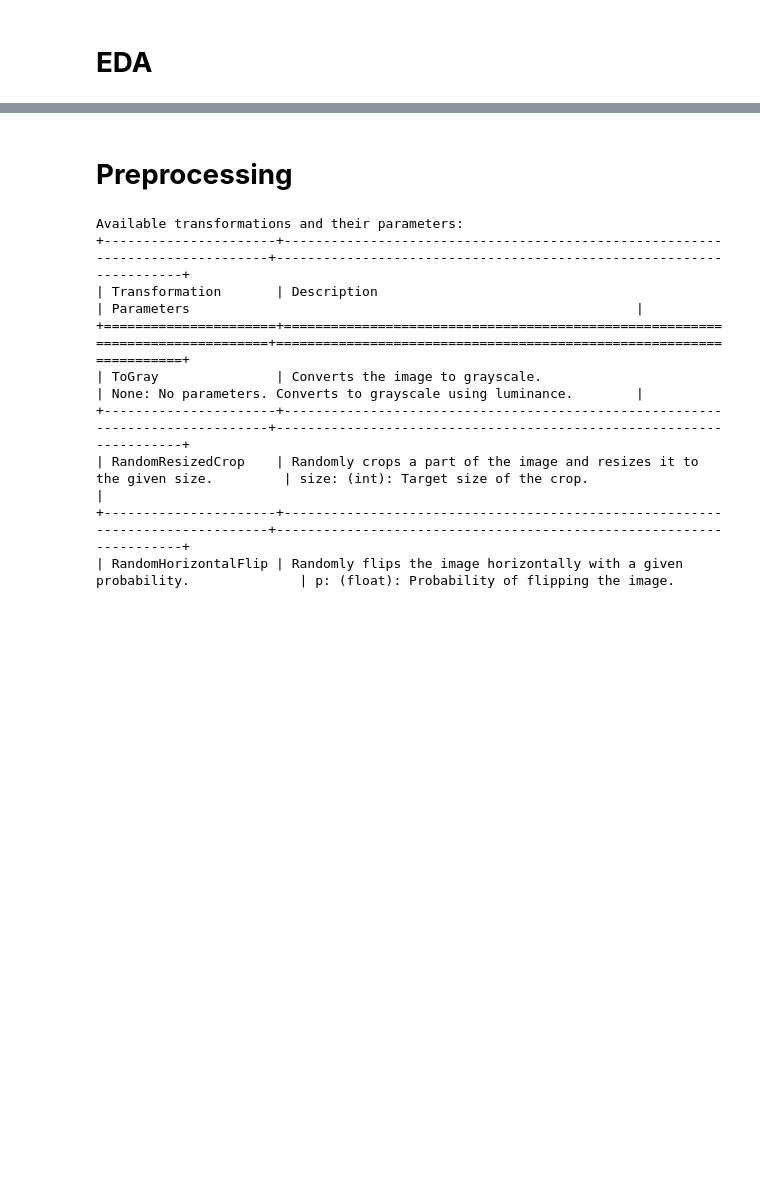
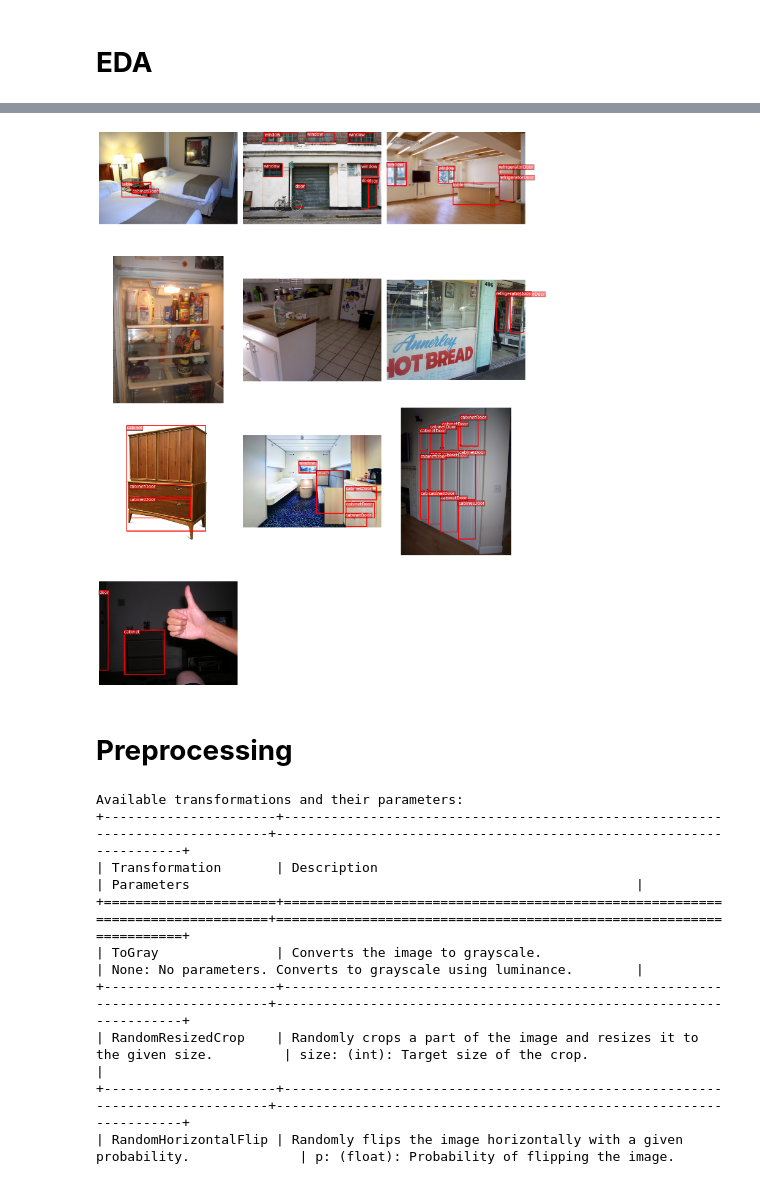
Before and after one commit to DeadNord/goit-cv-hw8, a Jupyter notebook: src/CNN.ipynb, the cells around one changed output, grey strips where cells are left out. Saved outputs shown, nothing was run; the diff lists cells and outputs as text; code cells hidden in the pictures; blank space fills up the shorter version.

```diff
--- a/src/CNN.ipynb
+++ b/src/CNN.ipynb
@@ -83,3 +85,7 @@ Shape of image 5: torch.Size([3, 640, 640])
+# %%
+eda.show_sample_images(num_images=10, loader_type='train')
+# %% [output]
+[figure, added]
 # %% [markdown]
 # **Preprocessing**
 # %%
```
Also changed, not shown: parts of 7 cells of this notebook, 2 other files.
